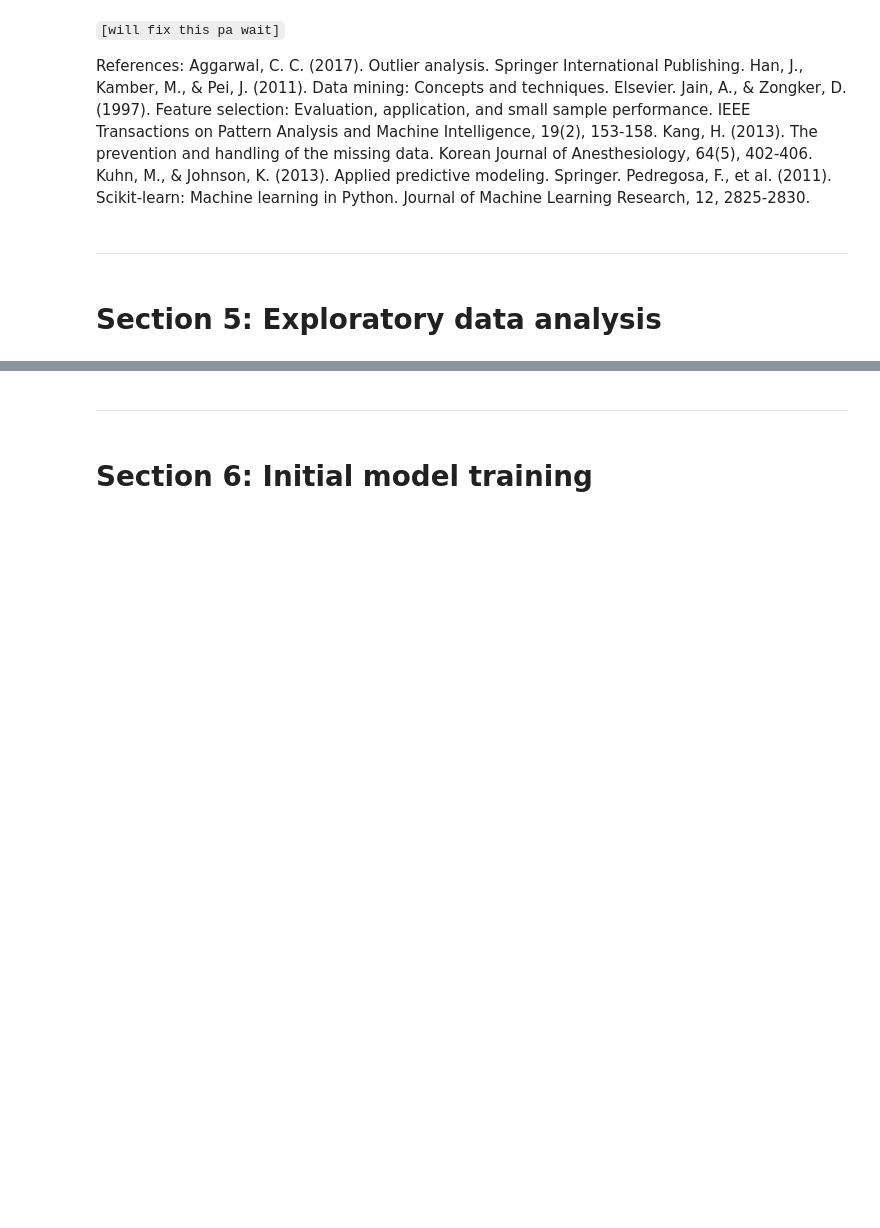
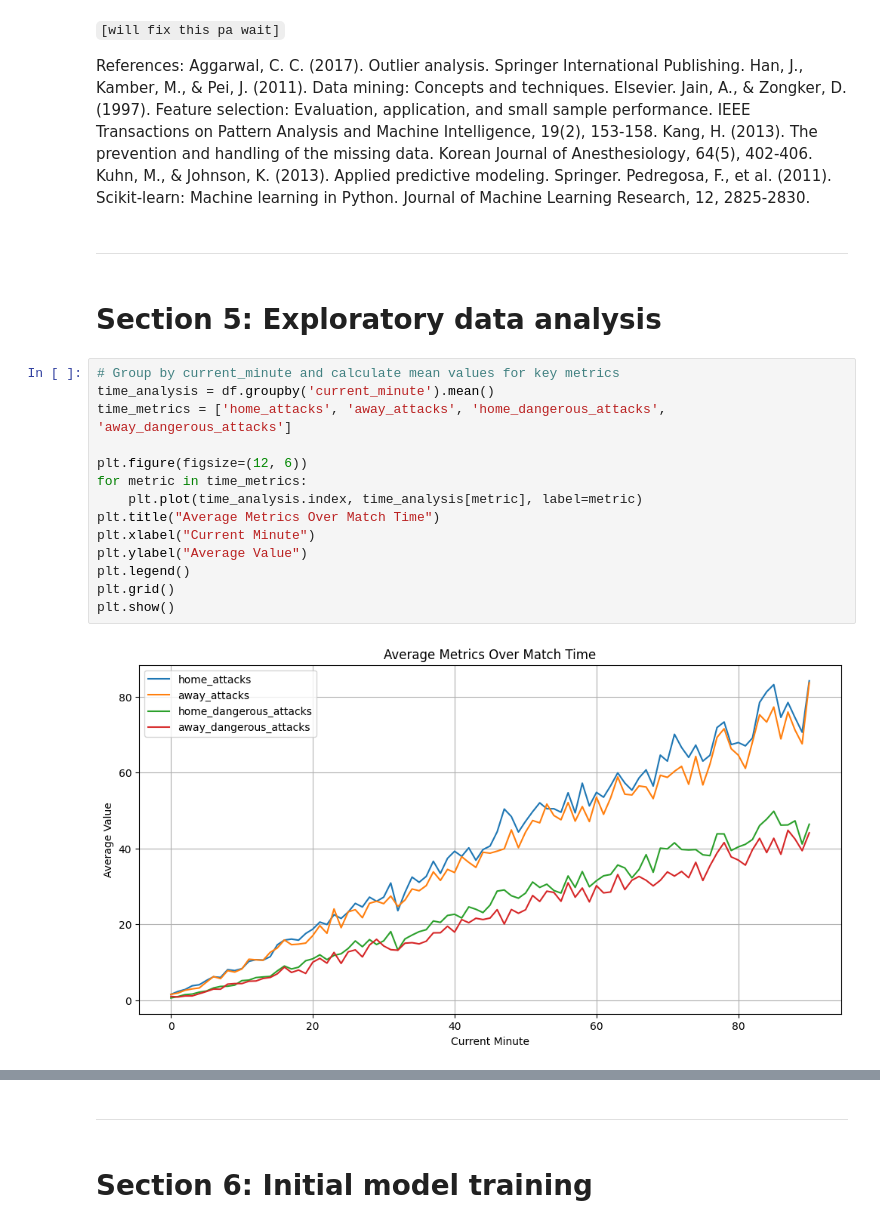
Before and after one commit to yuanpngn/STINTSY_MLP, a Jupyter notebook: [STINTSY]_Machine_Learning_Project.ipynb, the cells around one changed output, grey strips where cells are left out. Saved outputs shown, nothing was run; the diff lists cells and outputs as text; blank space fills up the shorter version.

```diff
--- a/[STINTSY]_Machine_Learning_Project.ipynb
+++ b/[STINTSY]_Machine_Learning_Project.ipynb
@@ -294,3 +294,19 @@ Pedregosa, F., et al. (2011). Scikit-learn: Machine learning in Python. Journal
 ---
 # %% [markdown]
 # **Section 5: Exploratory data analysis**
+# %%
+# Group by current_minute and calculate mean values for key metrics
+time_analysis = df.groupby('current_minute').mean()
+time_metrics = ['home_attacks', 'away_attacks', 'home_dangerous_attacks', 'away_dangerous_attacks']
+
+plt.figure(figsize=(12, 6))
+for metric in time_metrics:
+    plt.plot(time_analysis.index, time_analysis[metric], label=metric)
+plt.title("Average Metrics Over Match Time")
+plt.xlabel("Current Minute")
+plt.ylabel("Average Value")
+plt.legend()
+plt.grid()
+plt.show()
+# %% [output]
+[figure, added]
```
Also changed, not shown: parts of 2 cells of this notebook.
